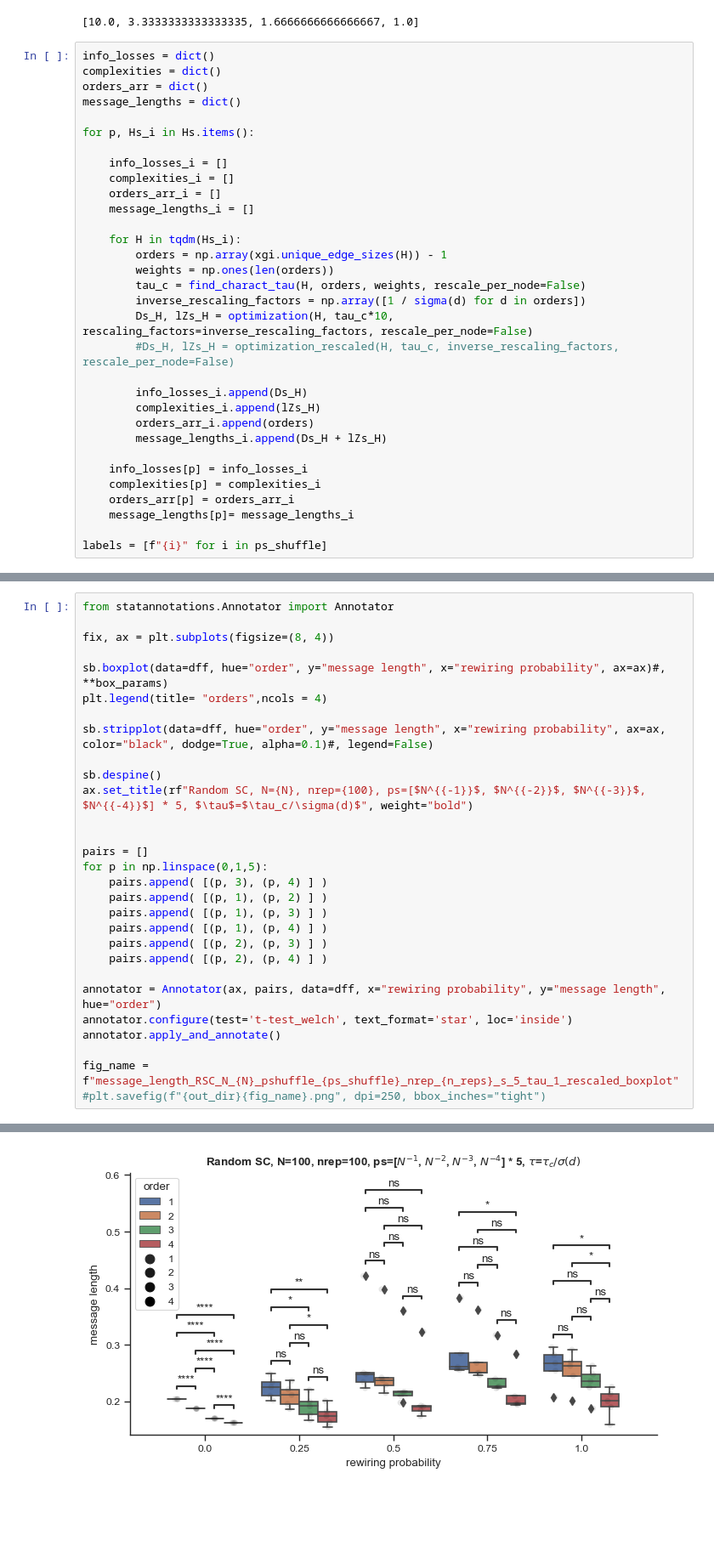
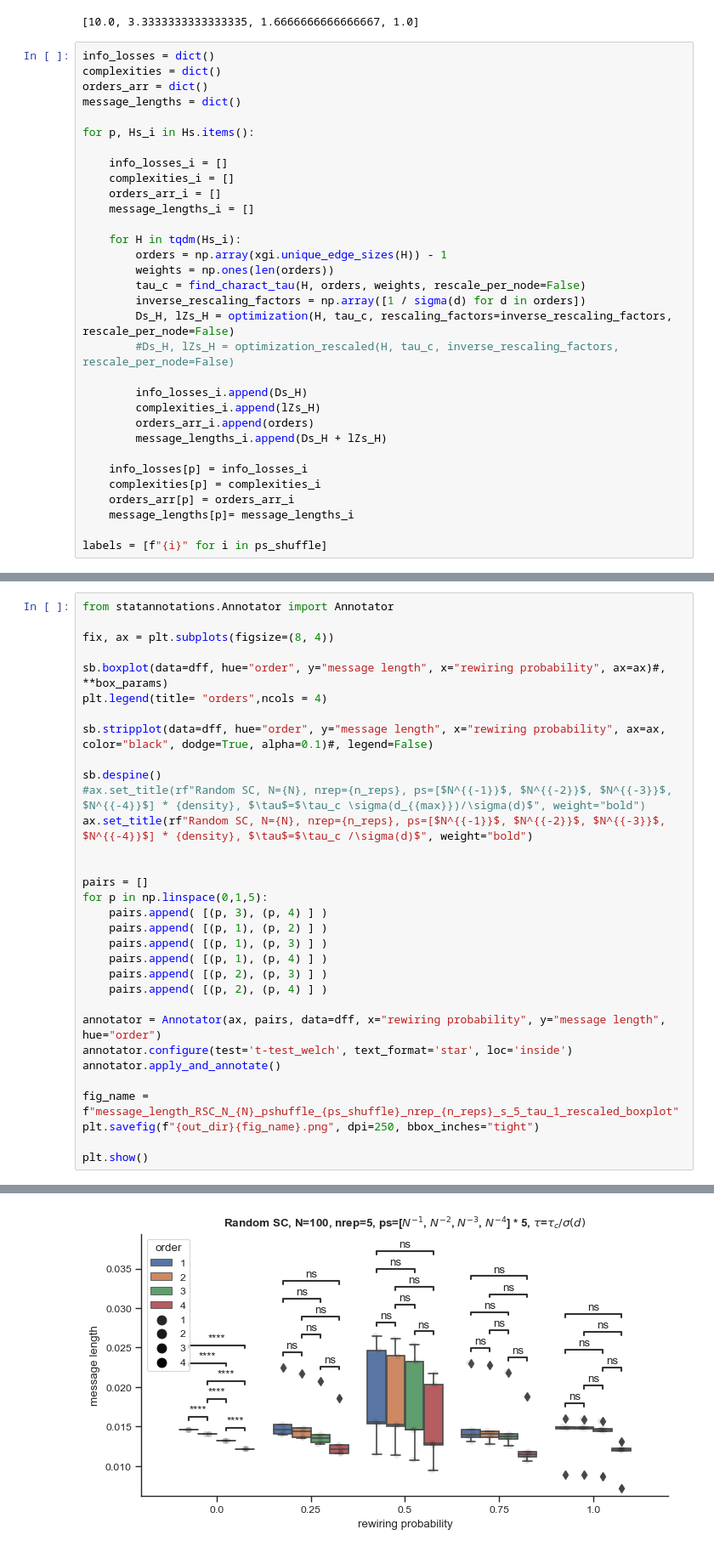
Before and after one commit to maximelucas/hypergraph_reducibility, a Jupyter notebook: notebooks/fig-RSC.ipynb, the cells around one changed output, grey strips where cells are left out. Shown at 85% size. Drawn from its saved outputs; the diff is of its cells as text; blank space fills up the shorter version.

Commit message:
testing consistency of rescaling via the factors and via tau

```diff
--- a/notebooks/fig-RSC.ipynb
+++ b/notebooks/fig-RSC.ipynb
@@ -112,7 +112,7 @@ for p, Hs_i in Hs.items():
         weights = np.ones(len(orders))
         tau_c = find_charact_tau(H, orders, weights, rescale_per_node=False)
         inverse_rescaling_factors = np.array([1 / sigma(d) for d in orders])
-        Ds_H, lZs_H = optimization(H, tau_c*10, rescaling_factors=inverse_rescaling_factors, rescale_per_node=False)
+        Ds_H, lZs_H = optimization(H, tau_c, rescaling_factors=inverse_rescaling_factors, rescale_per_node=False)
         #Ds_H, lZs_H = optimization_rescaled(H, tau_c, inverse_rescaling_factors, rescale_per_node=False)
 
         info_losses_i.append(Ds_H)
@@ -154,7 +154,8 @@ plt.legend(title= "orders",ncols = 4)
 sb.stripplot(data=dff, hue="order", y="message length", x="rewiring probability", ax=ax, color="black", dodge=True, alpha=0.1)#, legend=False)
 
 sb.despine()
-ax.set_title(rf"Random SC, N={N}, nrep={100}, ps=[$N^{{-1}}$, $N^{{-2}}$, $N^{{-3}}$, $N^{{-4}}$] * 5, $\tau$=$\tau_c/\sigma(d)$", weight="bold")
+#ax.set_title(rf"Random SC, N={N}, nrep={n_reps}, ps=[$N^{{-1}}$, $N^{{-2}}$, $N^{{-3}}$, $N^{{-4}}$] * {density}, $\tau$=$\tau_c \sigma(d_{{max}})/\sigma(d)$", weight="bold")
+ax.set_title(rf"Random SC, N={N}, nrep={n_reps}, ps=[$N^{{-1}}$, $N^{{-2}}$, $N^{{-3}}$, $N^{{-4}}$] * {density}, $\tau$=$\tau_c /\sigma(d)$", weight="bold")
 
 
 pairs = []
@@ -171,7 +172,9 @@ annotator.configure(test='t-test_welch', text_format='star', loc='inside')
 annotator.apply_and_annotate()
 
 fig_name = f"message_length_RSC_N_{N}_pshuffle_{ps_shuffle}_nrep_{n_reps}_s_5_tau_1_rescaled_boxplot"
-#plt.savefig(f"{out_dir}{fig_name}.png", dpi=250, bbox_inches="tight")
+plt.savefig(f"{out_dir}{fig_name}.png", dpi=250, bbox_inches="tight")
+
+plt.show()
 # %% [output]
 p-value annotation legend:
       ns: p <= 1.00e+00
@@ -193,4 +196,4 @@ p-value annotation legend:
-[figure, old version]
+[figure, new version]
 # %%
 N = 100
 ps = np.array([1/N, 1/N**2, 1/N**3, 1/N**4])
```
Also changed, not shown: parts of 1 cell of this notebook, 2 other files.
